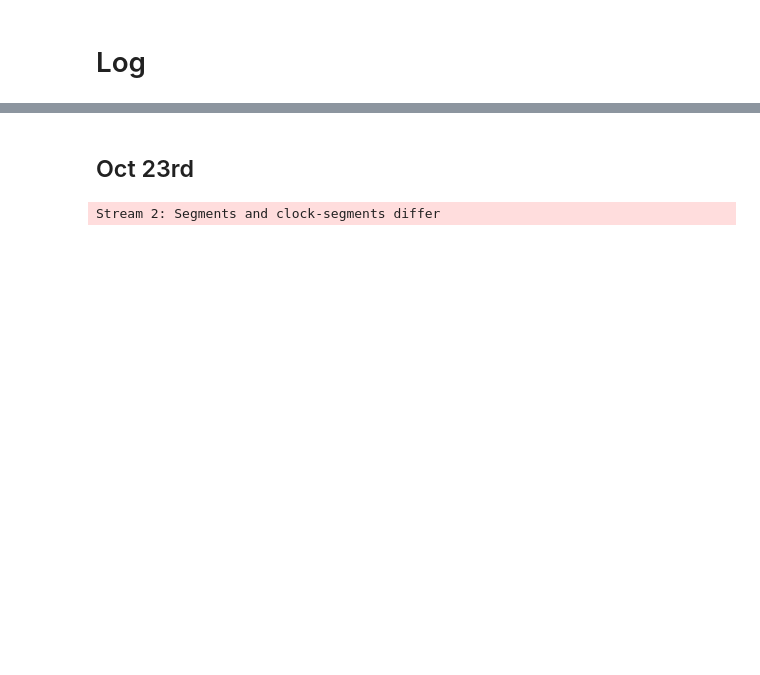
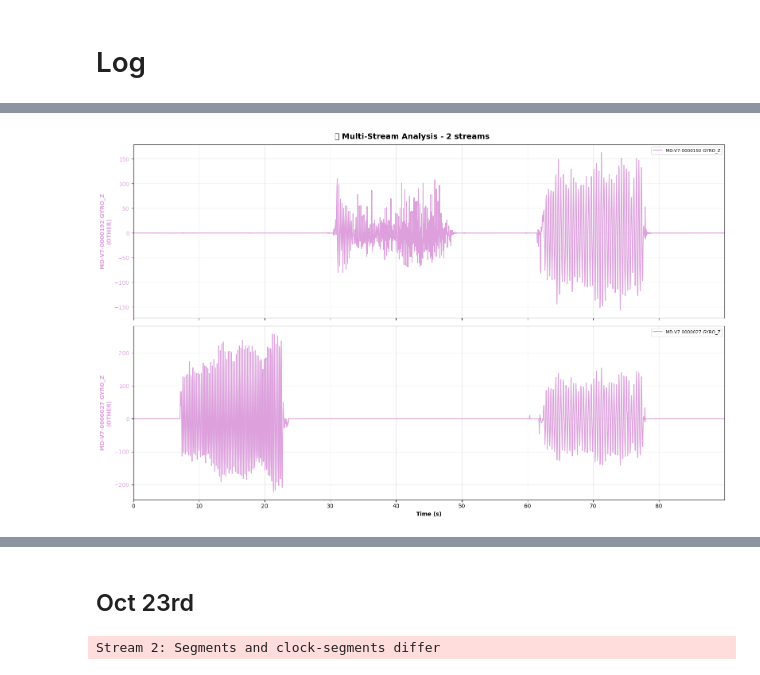
Before and after one commit to mindhiveproject/evs-experimentalSoftware, a Jupyter notebook: dev-log.ipynb, the cells around one changed output, grey strips where cells are left out. Cells and saved outputs as stored; diff of their text form; code cells hidden in the pictures; blank space fills up the shorter version.

Commit message:
test with 2 emotibit

```diff
--- a/dev-log.ipynb
+++ b/dev-log.ipynb
@@ -2,0 +5,11 @@
+# %%
+# In your other Python file (e.g., analysis.py)
+from LabRecorder_Viewer import XDFExplorer
+
+# Create an instance
+explorer = XDFExplorer("./data/TEST_2_Emotibit.xdf")
+
+# Use the methods
+explorer.list_all_block_ids()
+block_data = explorer.extract_block_data(2)
+explorer.analyze_block_data(block_data)
@@ -2,0 +118,13 @@
+# %%
+# Create labels with source_id for clarity
+labels = ["MD-V7-0000192 GYRO_Z", "MD-V7-0000027 GYRO_Z"]
+
+# Plot them
+explorer.plot_streams_enhanced(
+    indices= [3, 12],
+    channels_per_stream=[[0], [0]],  # Each stream has 1 channel
+    max_duration=90,  # Adjust as needed
+    labels=labels
+)
+# %% [output]
+[figure, added]
```
Also changed, not shown: parts of 9 cells of this notebook, 2 other files.
